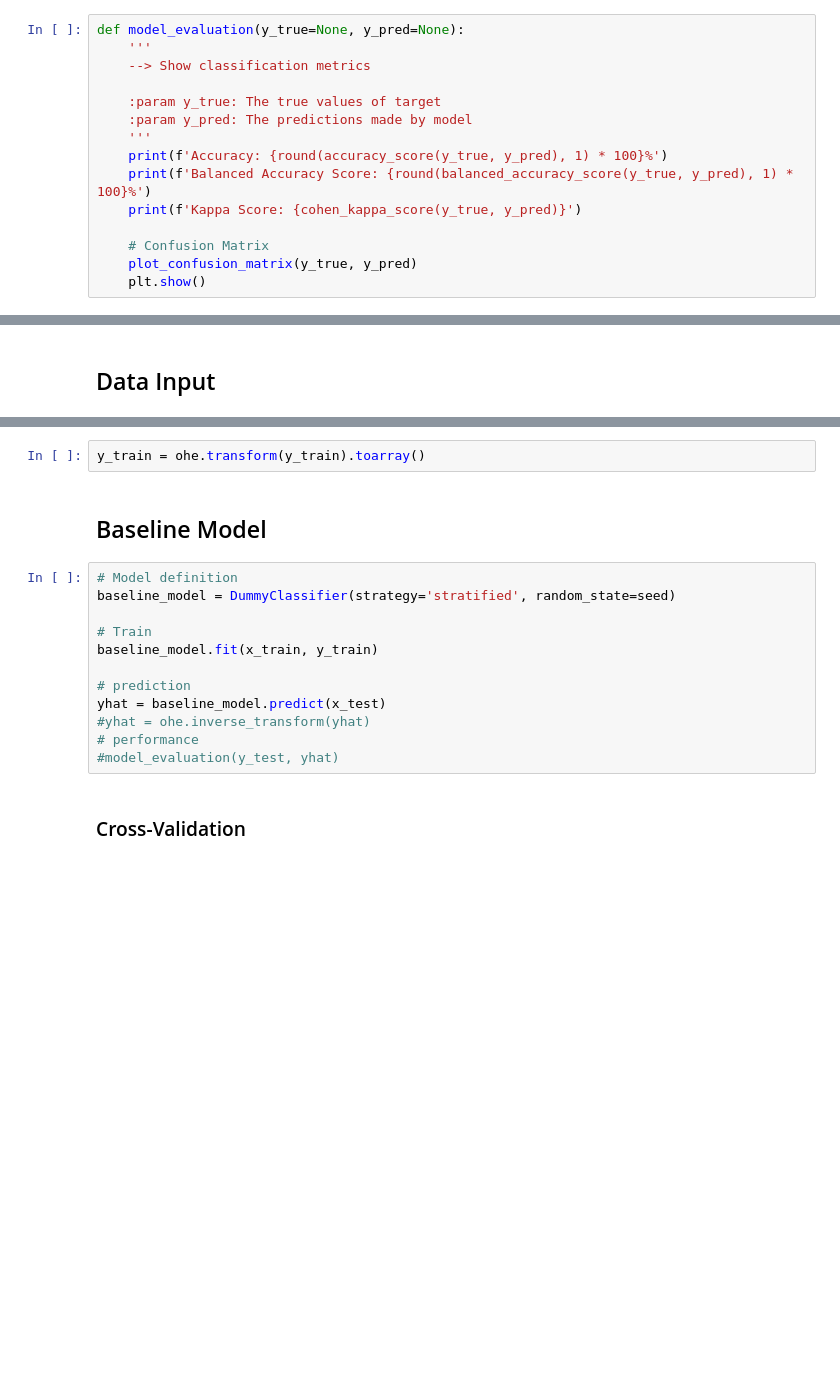
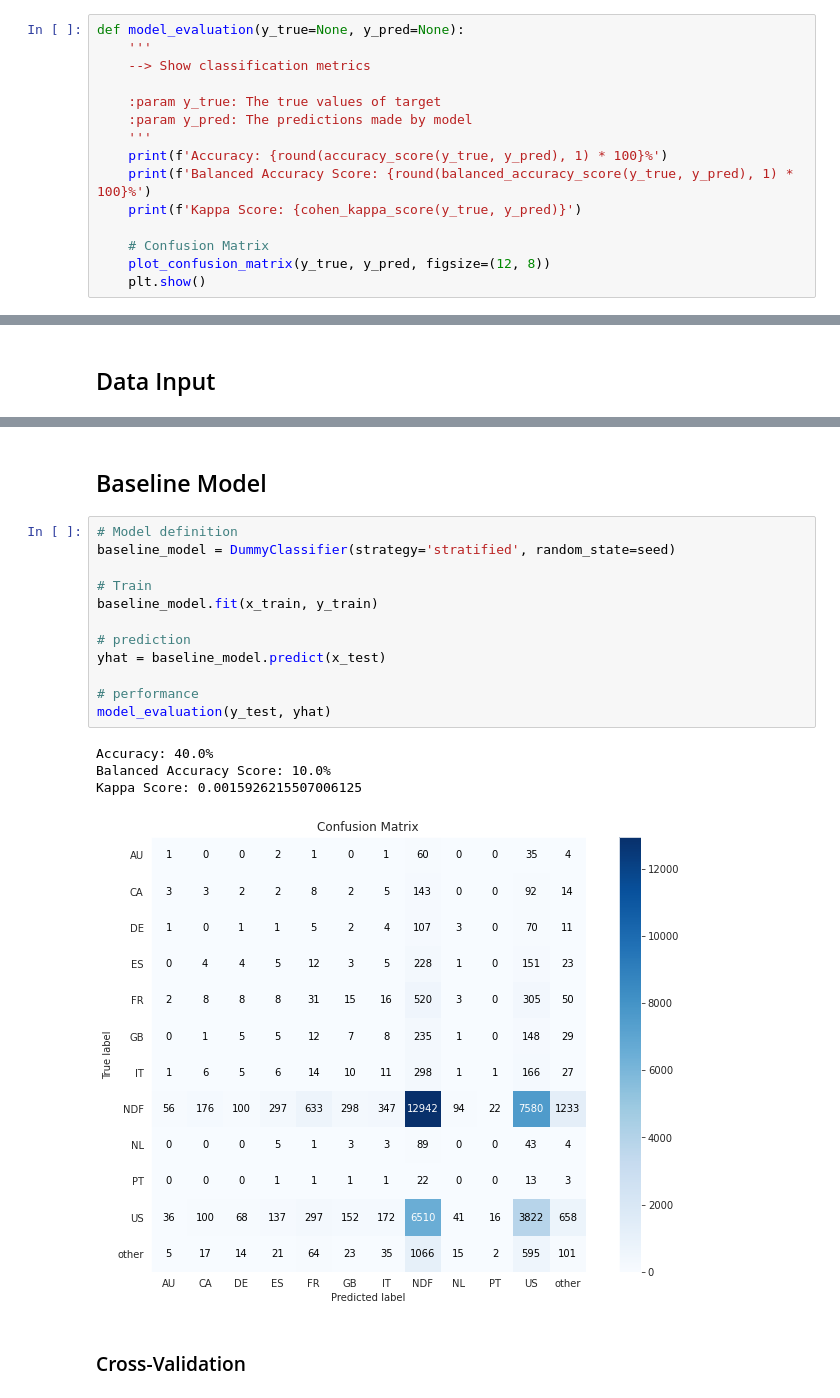
Before and after one commit to MarcosRMG/pa000_airbnb, a Jupyter notebook: notebooks/airbnb.ipynb, the cells around one changed output, grey strips where cells are left out. Cells and saved outputs as stored; diff of their text form; blank space fills up the shorter version.

```diff
--- a/notebooks/airbnb.ipynb
+++ b/notebooks/airbnb.ipynb
@@ -141,7 +149,7 @@ def model_evaluation(y_true=None, y_pred=None):
     print(f'Kappa Score: {cohen_kappa_score(y_true, y_pred)}')
 
     # Confusion Matrix
-    plot_confusion_matrix(y_true, y_pred)
+    plot_confusion_matrix(y_true, y_pred, figsize=(12, 8))
     plt.show()
 # %%
 def model_evaluation_cv(y_true=None, y_pred=None):
@@ -1142,19 +1221,22 @@ ohe = pickle.load(open('../data/models/one_hot_country_destination.pkl', 'rb'))
-# %%
-y_train = ohe.transform(y_train).toarray()
 # %% [markdown]
 ## Baseline Model
 # %%
 # Model definition
 baseline_model = DummyClassifier(strategy='stratified', random_state=seed)
 
 # Train
 baseline_model.fit(x_train, y_train)
 
 # prediction
 yhat = baseline_model.predict(x_test)
-#yhat = ohe.inverse_transform(yhat)
+
 # performance
-#model_evaluation(y_test, yhat)
+model_evaluation(y_test, yhat)
+# %% [output]
+Accuracy: 40.0%
+Balanced Accuracy Score: 10.0%
+Kappa Score: 0.0015926215507006125
+[figure, added]
 # %% [markdown]
 ### Cross-Validation
 # %%
```
Also changed, not shown: parts of 25 cells of this notebook.
